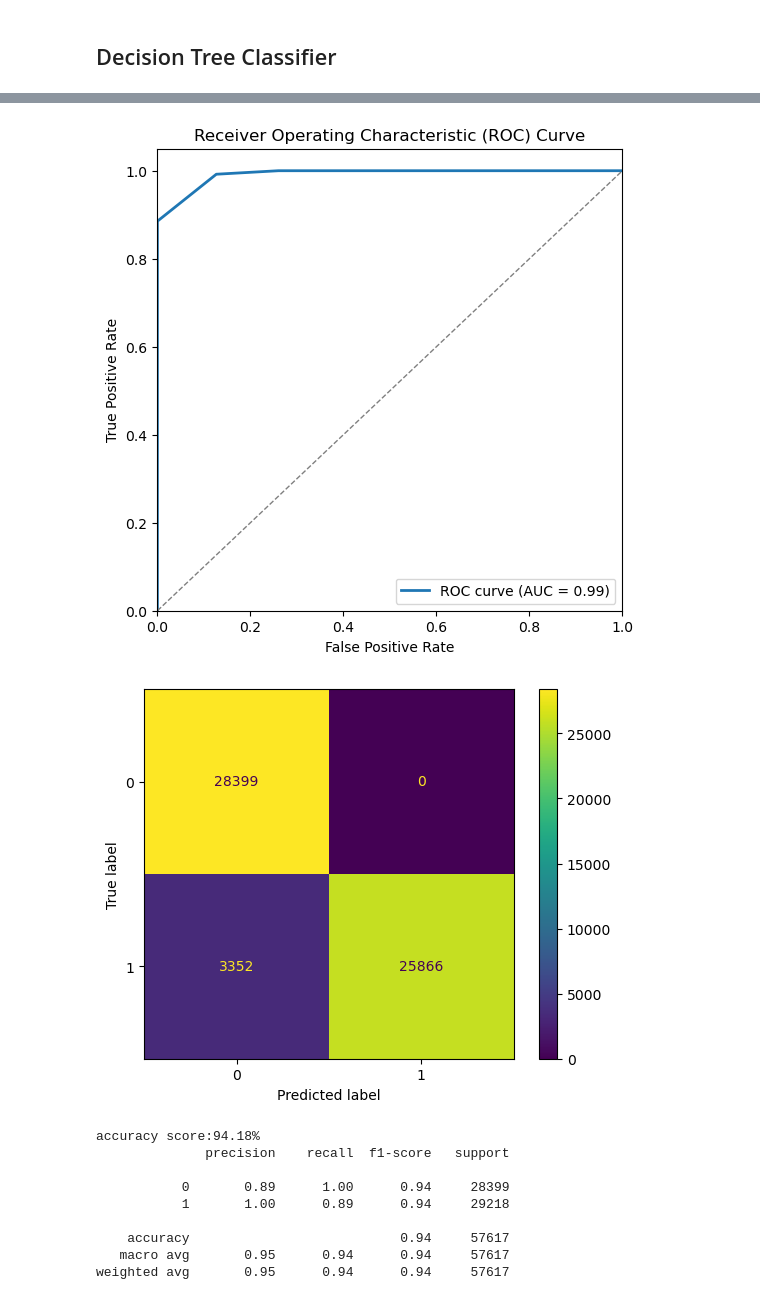
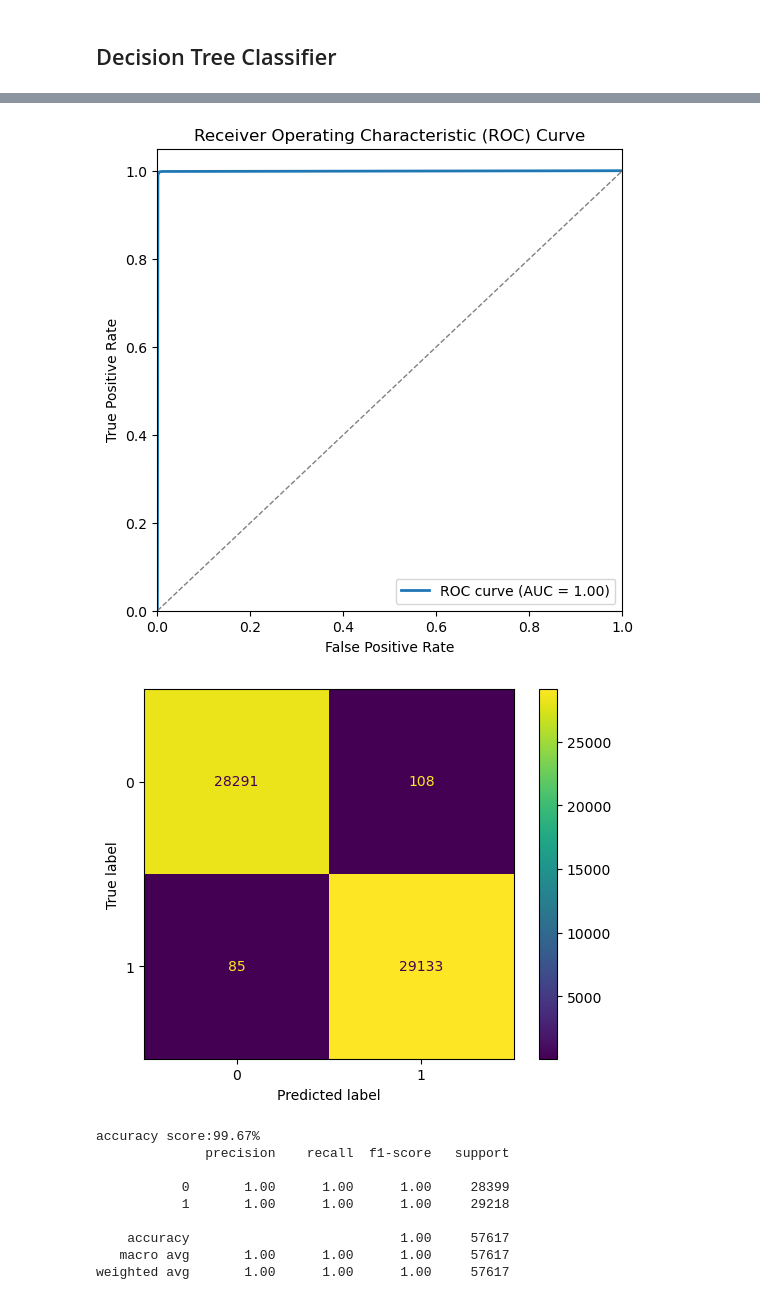
Before and after one commit to giorgoskoufetidis/TOV_EQUATIONS, a Jupyter notebook: Machine Learning/classification__models.ipynb, the cells around one changed output, grey strips where cells are left out. Saved outputs shown, nothing was run; the diff lists cells and outputs as text; code cells hidden in the pictures.

```diff
--- a/Machine Learning/classification__models.ipynb
+++ b/Machine Learning/classification__models.ipynb
@@ -93,9 +93,11 @@ weighted avg       0.98      0.98      0.98     57617
 from sklearn.ensemble import RandomForestClassifier
 
 classifier = RandomForestClassifier(
-    n_estimators=5,
-    max_depth=3,
-    max_features=1,
+    n_estimators=100,
+    max_depth=None,
+    max_features='sqrt',
+    min_samples_split=2,
+    min_samples_leaf=1,
     random_state=0
 )
 
@@ -165,7 +167,10 @@ weighted avg       0.97      0.97      0.97     57617
 # %%
 from sklearn.tree import DecisionTreeClassifier
 
-classifier = DecisionTreeClassifier(max_depth=5, min_samples_split=500, min_samples_leaf=500, random_state=0)
+classifier = DecisionTreeClassifier(   max_depth=10,               #
+    min_samples_split=20,       #
+    min_samples_leaf=10,        #
+    random_state=0)
 
 scoring = {
     "accuracy": "accuracy",
@@ -216,11 +221,11 @@ test_f1: 0.9906 ± 0.0007
-[figure, old version]
+[figure, new version]
-[figure, old version]
+[figure, new version]
-accuracy score:94.18%
+accuracy score:99.67%
               precision    recall  f1-score   support
 
-           0       0.89      1.00      0.94     28399
-           1       1.00      0.89      0.94     29218
+           0       1.00      1.00      1.00     28399
+           1       1.00      1.00      1.00     29218
 
-    accuracy                           0.94     57617
-   macro avg       0.95      0.94      0.94     57617
-weighted avg       0.95      0.94      0.94     57617
+    accuracy                           1.00     57617
+   macro avg       1.00      1.00      1.00     57617
+weighted avg       1.00      1.00      1.00     57617
```
Also changed, not shown: parts of 5 cells of this notebook.
